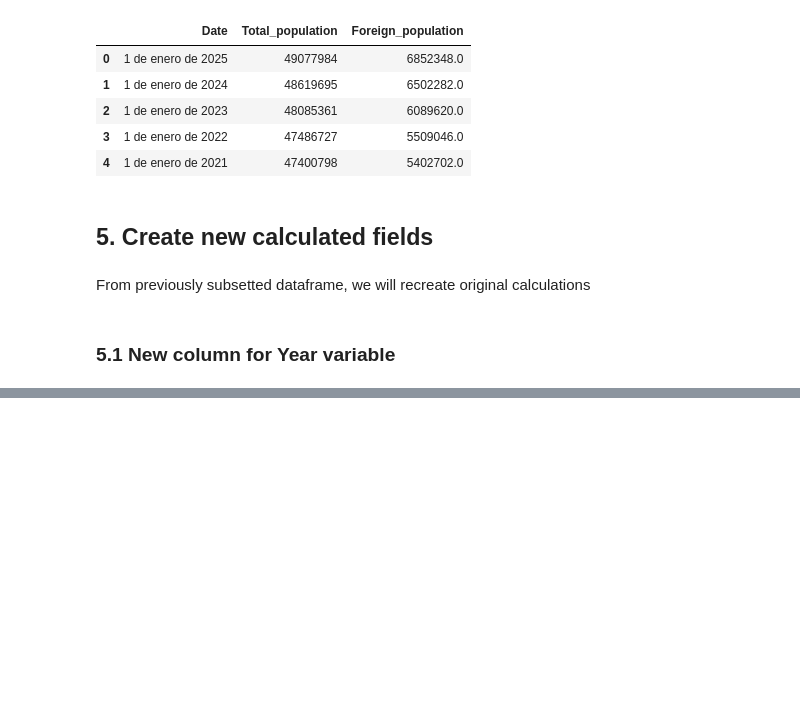
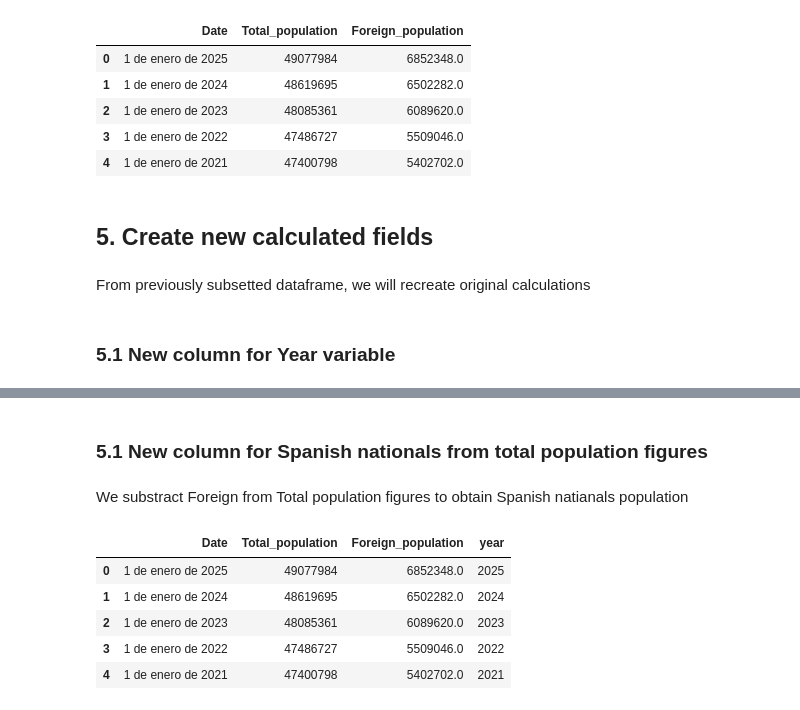
Before and after one commit to Pablo-source/ML-using-Python, a Jupyter notebook: Seaborn_gallery/02_percent_barplot_population_nationality_win_os.ipynb, the cells around one changed output, grey strips where cells are left out. Cells and saved outputs as stored; diff of their text form; code cells hidden in the pictures; blank space fills up the shorter version.

```diff
--- a/Seaborn_gallery/02_percent_barplot_population_nationality_win_os.ipynb
+++ b/Seaborn_gallery/02_percent_barplot_population_nationality_win_os.ipynb
@@ -144,0 +171,14 @@ We ned to extract year from
+# %% [markdown]
+### 5.1 New column for Spanish nationals from total population figures
+# %% [markdown]
+We substract Foreign from Total population figures to obtain Spanish natianals population
+# %%
+INE_population_nationality = INE_total_foreign_population.copy()
+INE_population_nationality.head()
+# %% [output]
+|  | Date | Total_population | Foreign_population | year |
+| 0 | 1 de enero de 2025 | 49077984 | 6852348.0 | 2025 |
+| 1 | 1 de enero de 2024 | 48619695 | 6502282.0 | 2024 |
+| 2 | 1 de enero de 2023 | 48085361 | 6089620.0 | 2023 |
+| 3 | 1 de enero de 2022 | 47486727 | 5509046.0 | 2022 |
+| 4 | 1 de enero de 2021 | 47400798 | 5402702.0 | 2021 |
```
Also changed, not shown: parts of 8 cells of this notebook.
